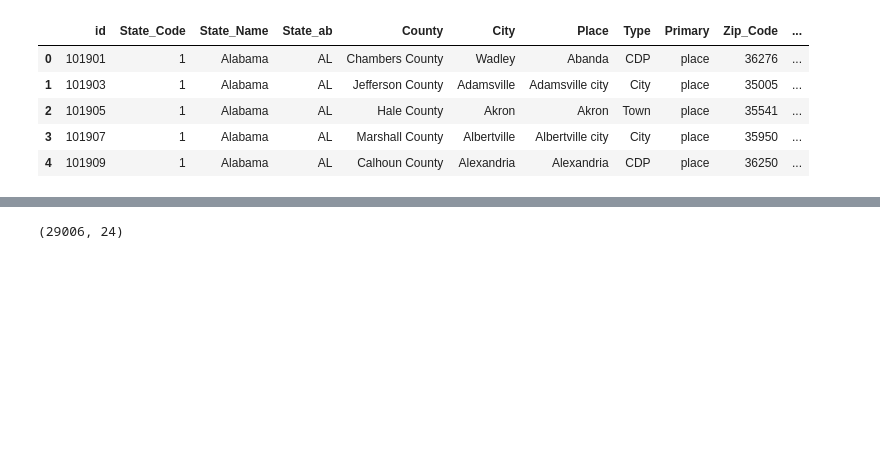
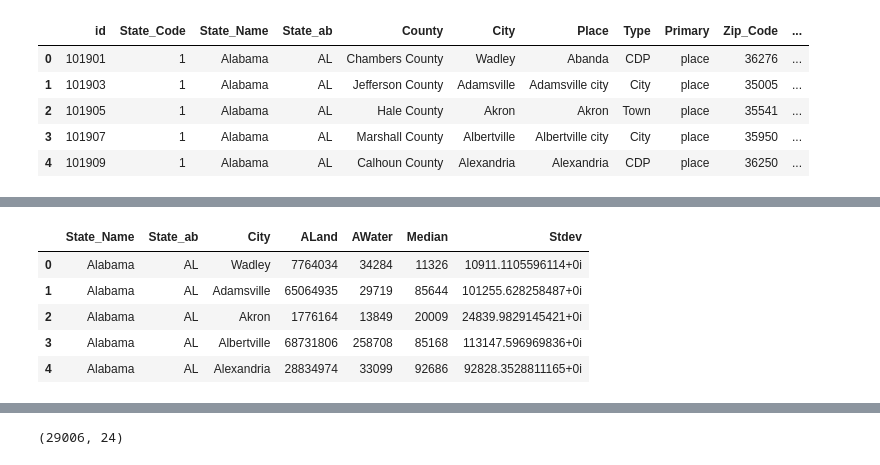
Before and after one commit to nhafer88/Mental_Health_Predictor, a Jupyter notebook: cleaning_final_TT.ipynb, the cells around one changed output, grey strips where cells are left out. Drawn from its saved outputs; the diff is of its cells as text; code cells hidden in the pictures; blank space fills up the shorter version.

```diff
--- a/cleaning_data_Updated.ipynb
+++ b/cleaning_final_TT.ipynb
@@ -113,0 +69,11 @@ income.shape
+# %%
+income_order = ["State_Name", "State_ab", "City", "ALand", "AWater", "Median", "Stdev"]
+income = income[income_order]
+income.head()
+# %% [output]
+|  | State_Name | State_ab | City | ALand | AWater | Median | Stdev |
+| 0 | Alabama | AL | Wadley | 7764034 | 34284 | 11326 | 10911.1105596114+0i |
+| 1 | Alabama | AL | Adamsville | 65064935 | 29719 | 85644 | 101255.628258487+0i |
+| 2 | Alabama | AL | Akron | 1776164 | 13849 | 20009 | 24839.9829145421+0i |
+| 3 | Alabama | AL | Albertville | 68731806 | 258708 | 85168 | 113147.596969836+0i |
+| 4 | Alabama | AL | Alexandria | 28834974 | 33099 | 92686 | 92828.3528811165+0i |
```
Also changed, not shown: parts of 24 cells of this notebook, 2 other files.
